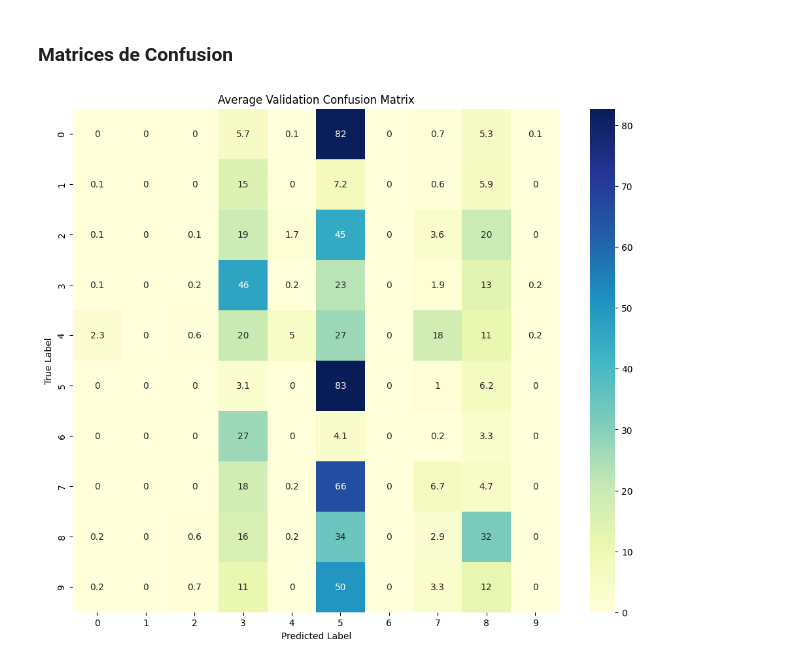
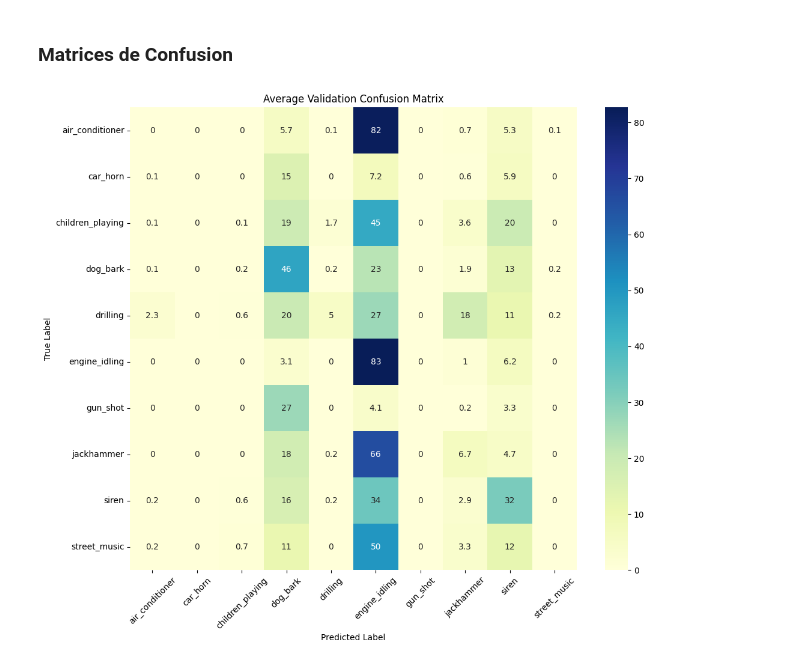
Before and after one commit to LeivaDiego/Urban-Audio-Classification, a Jupyter notebook: LSTM_Model.ipynb, the cells around one changed output. Saved outputs shown, nothing was run; the diff lists cells and outputs as text; code cells hidden in the pictures.

```diff
--- a/LSTM_Model.ipynb
+++ b/LSTM_Model.ipynb
@@ -55,8 +55,17 @@ metadata = pd.read_csv('data/UrbanSound8K/metadata/UrbanSound8K.csv')
 files = metadata['slice_file_name'].values
 labels = metadata['classID'].values
 folds = metadata['fold'].values
+classes = metadata['class'].values
 
 # Creacion de directorios
 paths = [
     os.path.join(AUDIO_PATH + f"fold{fold}", file) for fold, file in zip(folds, files)
 ]
+
+# Crear y ordenar el diccionario de mapeo classID -> class
+class_mapping = dict(sorted(metadata[['classID', 'class']].drop_duplicates().set_index('classID')['class'].to_dict().items()))
+
+# Ver el mapeo resultante
+print("-"*15, " Mapeo de clases ", "-"*15)
+for key, value in class_mapping.items():
+    print(f"{key}: {value}")
@@ -532,7 +555,7 @@ for class_idx in range(num_classes):
     # Accuracies de cada fold para la clase actual
     accuracies_per_fold = class_accuracies_val[:, class_idx]
 
-    # signar un color único a todas las barras del subplot (un color distinto por subplot)
+    # Asignar un color único a todas las barras del subplot (un color distinto por subplot)
     color_option = cmap(class_idx % 10)
 
     # Mismo color para todas las barras en el subplot, pero distinto para cada clase
@@ -542,7 +565,9 @@ for class_idx in range(num_classes):
     avg_accuracy = mean_class_accuracies_val[class_idx]
     ax.axhline(y=avg_accuracy, color='black', linestyle='--', label=f'Avg: {avg_accuracy:.2f}', linewidth=2)
 
-    ax.set_title(f'Class {class_idx}')
+    # Usar el mapeo para el título de cada clase
+    class_name = class_mapping.get(class_idx, f'Class {class_idx}')
+    ax.set_title(class_name)
     ax.set_xlabel('Fold')
     ax.set_ylabel('Accuracy')
     ax.set_ylim(0, 1)
@@ -572,10 +601,11 @@ for fold_result in folds_performance:
     print(f"\nFold {fold_result['fold']} - Validation Classification Report:")
     val_report = fold_result['val_report']
 
-    # Mostrar métricas por clase
+    # Mostrar métricas por clase solo con el nombre de la clase
     for label, metrics in val_report.items():
         if label.isdigit():  # Solo mostrar métricas por clase
-            print(f"Class {label}: Precision: {metrics['precision']:.4f}, Recall: {metrics['recall']:.4f}, F1-Score: {metrics['f1-score']:.4f}")
+            class_name = class_mapping.get(int(label), "Unknown Class")  # Obtener nombre de la clase
+            print(f"{class_name}: Precision: {metrics['precision']:.4f}, Recall: {metrics['recall']:.4f}, F1-Score: {metrics['f1-score']:.4f}")
 
     # Mostrar métricas generales
     if 'macro avg' in val_report:
@@ -719,21 +749,25 @@ plt.show()
 # %%
 # Inicializar una matriz para acumular las matrices de confusión de validación
 num_classes = folds_performance[0]['val_matrix'].shape[0]
 avg_conf_matrix = np.zeros((num_classes, num_classes), dtype=float)
 
 # Acumular las matrices de confusión de cada fold
 for fold_result in folds_performance:
     avg_conf_matrix += fold_result['val_matrix']
 
 # Calcular el promedio dividiendo por el número de folds
 avg_conf_matrix /= len(folds_performance)
 
+# Obtener las etiquetas de clase usando el mapeo
+class_labels = [class_mapping[i] for i in range(num_classes)]
+
 # Graficar la matriz de confusión promedio
 plt.figure(figsize=(12, 10))
-sns.heatmap(avg_conf_matrix, annot=True, cmap="YlGnBu")
+sns.heatmap(avg_conf_matrix, annot=True, cmap="YlGnBu", xticklabels=class_labels, yticklabels=class_labels)
 plt.title("Average Validation Confusion Matrix")
 plt.xlabel("Predicted Label")
+plt.xticks(rotation=45)
 plt.ylabel("True Label")
 plt.show()
 # %% [output]
-[figure, old version]
+[figure, new version]
```
Also changed, not shown: parts of 5 cells of this notebook.
